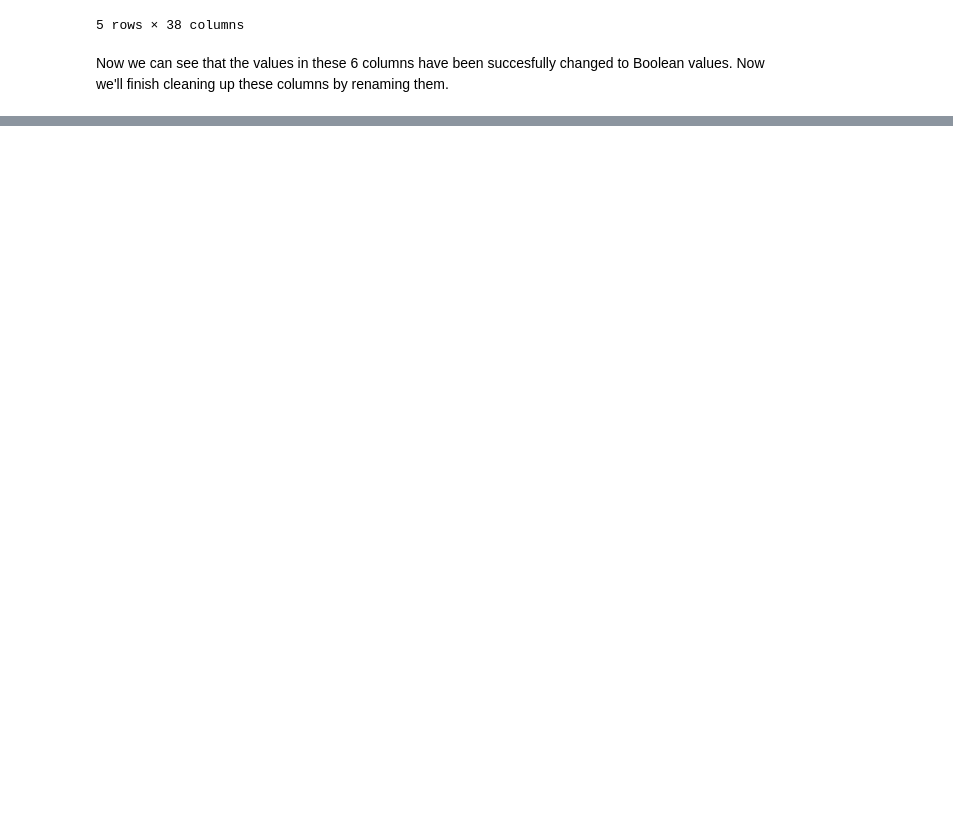
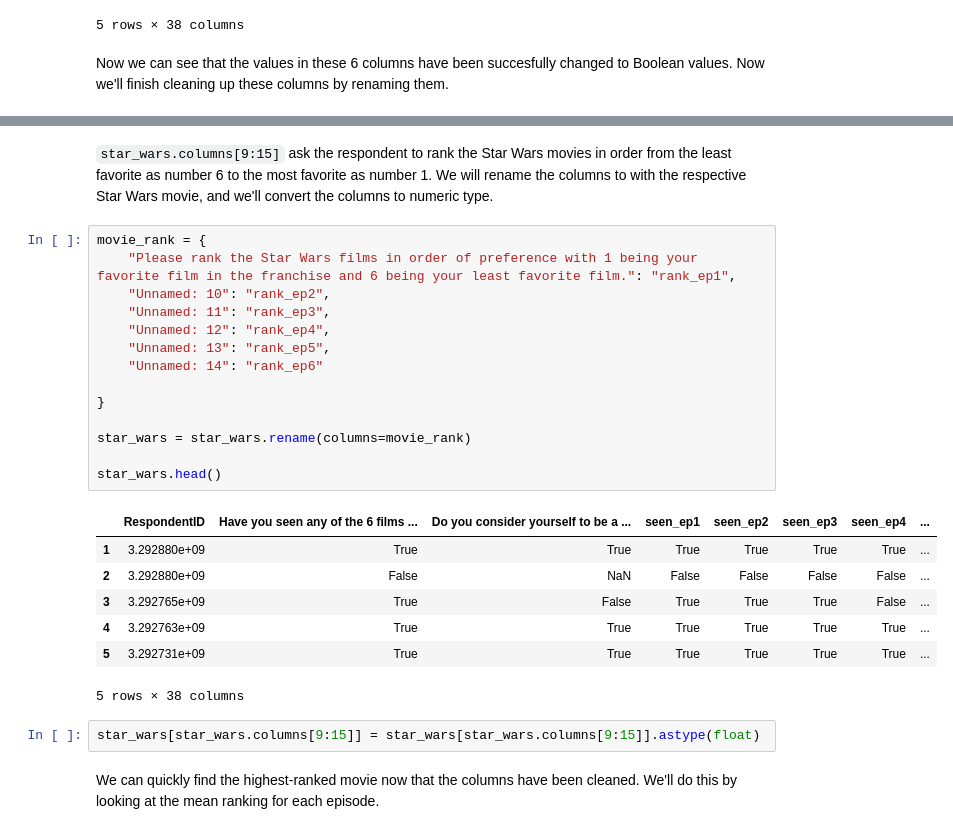
Before and after one commit to branBeckett/data-science-projects, a Jupyter notebook: star-wars-survey/star-wars-survey.ipynb, the cells around one changed output, grey strips where cells are left out. Drawn from its saved outputs; the diff is of its cells as text; blank space fills up the shorter version.

```diff
--- a/star-wars-survey/star-wars-survey.ipynb
+++ b/star-wars-survey/star-wars-survey.ipynb
@@ -137,0 +138,28 @@ star_wars.head()
+# %% [markdown]
+`star_wars.columns[9:15]` ask the respondent to rank the Star Wars movies in order from the least favorite as number 6 to the most favorite as number 1. We will rename the columns to with the respective Star Wars movie, and we'll convert the columns to numeric type.
+# %%
+movie_rank = {
+    "Please rank the Star Wars films in order of preference with 1 being your favorite film in the franchise and 6 being your least favorite film.": "rank_ep1",
+    "Unnamed: 10": "rank_ep2",
+    "Unnamed: 11": "rank_ep3",
+    "Unnamed: 12": "rank_ep4",
+    "Unnamed: 13": "rank_ep5",
+    "Unnamed: 14": "rank_ep6"
+
+}
+
+star_wars = star_wars.rename(columns=movie_rank)
+
+star_wars.head()
+# %% [output]
+|  | RespondentID | Have you seen any of the 6 films ... | Do you consider yourself to be a ... | seen_ep1 | seen_ep2 | seen_ep3 | seen_ep4 | ... |
+| 1 | 3.292880e+09 | True | True | True | True | True | True | ... |
+| 2 | 3.292880e+09 | False | NaN | False | False | False | False | ... |
+| 3 | 3.292765e+09 | True | False | True | True | True | False | ... |
+| 4 | 3.292763e+09 | True | True | True | True | True | True | ... |
+| 5 | 3.292731e+09 | True | True | True | True | True | True | ... |
+5 rows × 38 columns
+# %%
+star_wars[star_wars.columns[9:15]] = star_wars[star_wars.columns[9:15]].astype(float)
+# %% [markdown]
+We can quickly find the highest-ranked movie now that the columns have been cleaned. We'll do this by looking at the mean ranking for each episode.
```
Also changed, not shown: parts of 5 cells of this notebook.
